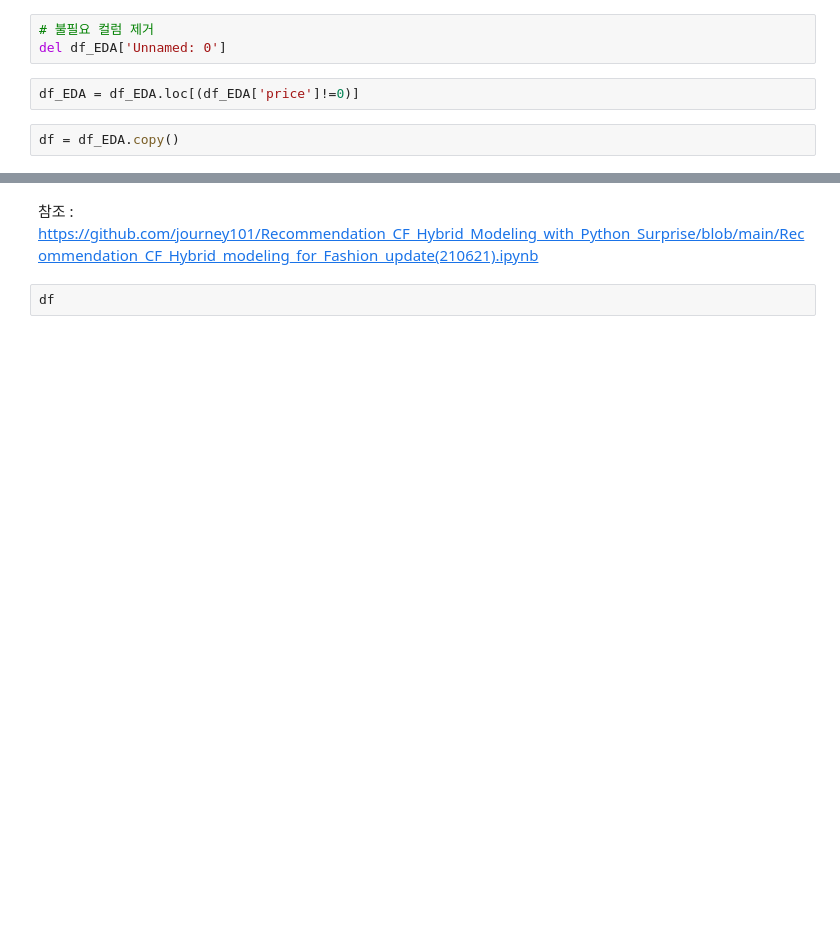
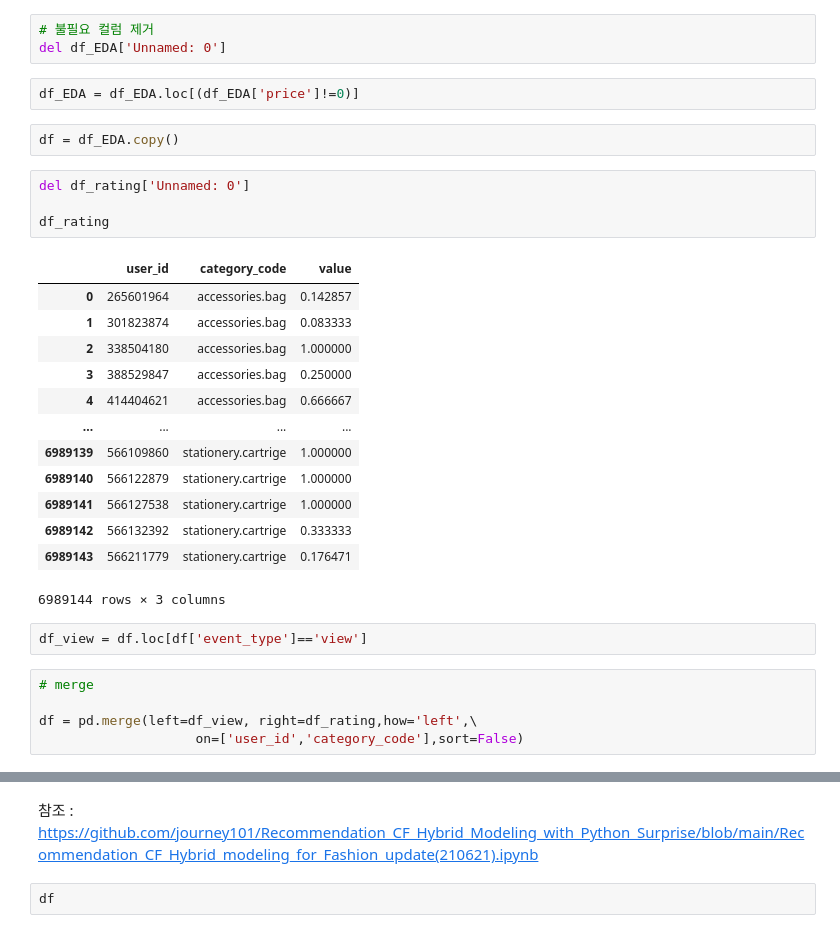
Before and after one commit to benidjor/ecommerce-behavior-data-analysis, a Jupyter notebook: esj_data/cp2_model.ipynb, the cells around one changed output, grey strips where cells are left out. Drawn from its saved outputs; the diff is of its cells as text; blank space fills up the shorter version.

```diff
--- a/esj_data/cp2_model.ipynb
+++ b/esj_data/cp2_model.ipynb
@@ -30,3 +34,28 @@ del df_EDA['Unnamed: 0']
 df_EDA = df_EDA.loc[(df_EDA['price']!=0)]
 # %%
 df = df_EDA.copy()
+# %%
+del df_rating['Unnamed: 0']
+
+df_rating
+# %% [output]
+|  | user_id | category_code | value |
+| 0 | 265601964 | accessories.bag | 0.142857 |
+| 1 | 301823874 | accessories.bag | 0.083333 |
+| 2 | 338504180 | accessories.bag | 1.000000 |
+| 3 | 388529847 | accessories.bag | 0.250000 |
+| 4 | 414404621 | accessories.bag | 0.666667 |
+| ... | ... | ... | ... |
+| 6989139 | 566109860 | stationery.cartrige | 1.000000 |
+| 6989140 | 566122879 | stationery.cartrige | 1.000000 |
+| 6989141 | 566127538 | stationery.cartrige | 1.000000 |
+| 6989142 | 566132392 | stationery.cartrige | 0.333333 |
+| 6989143 | 566211779 | stationery.cartrige | 0.176471 |
+6989144 rows × 3 columns
+# %%
+df_view = df.loc[df['event_type']=='view']
+# %%
+# merge
+
+df = pd.merge(left=df_view, right=df_rating,how='left',\
+                    on=['user_id','category_code'],sort=False)
```
Also changed, not shown: parts of 26 cells of this notebook, 4 other files.
